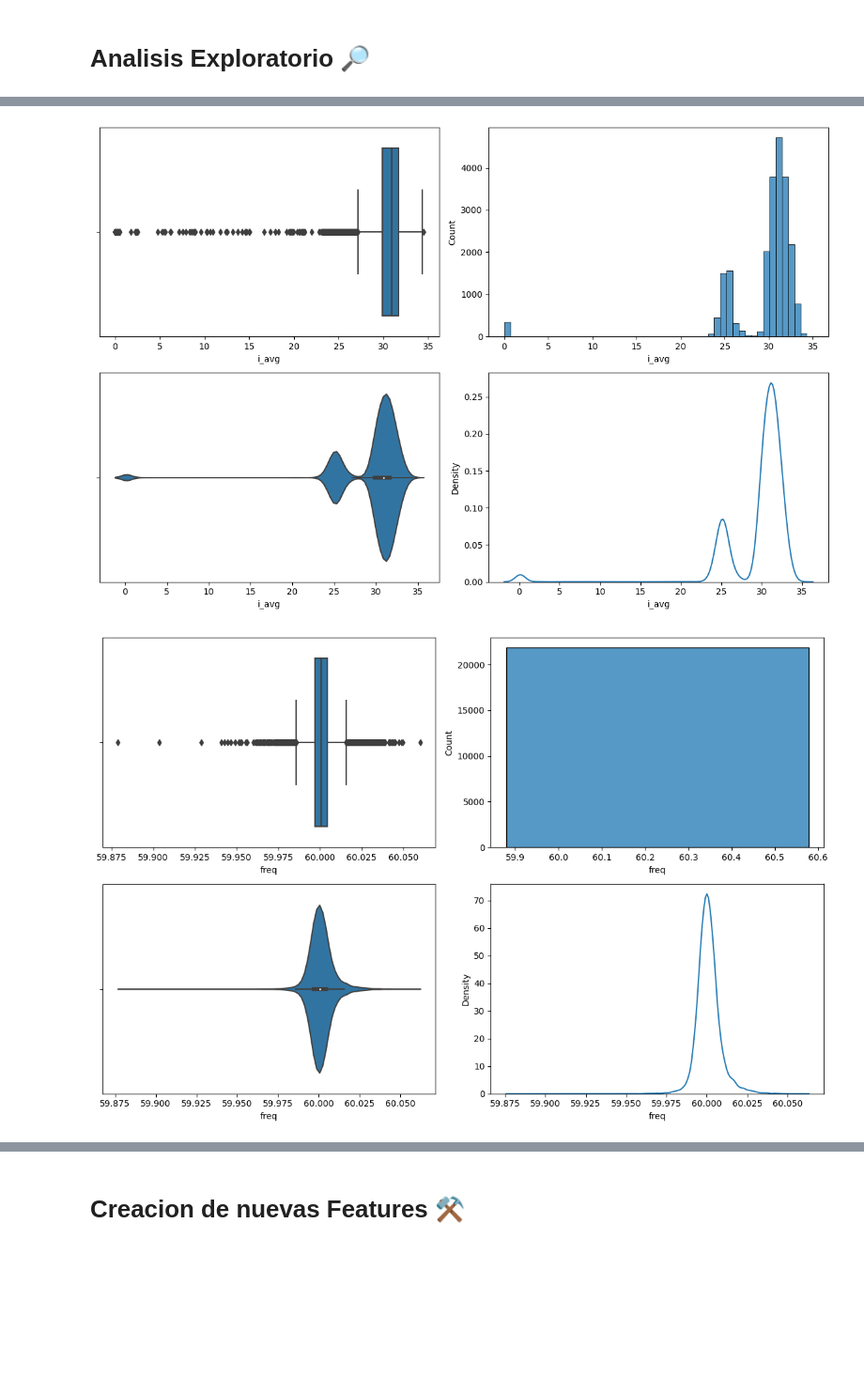
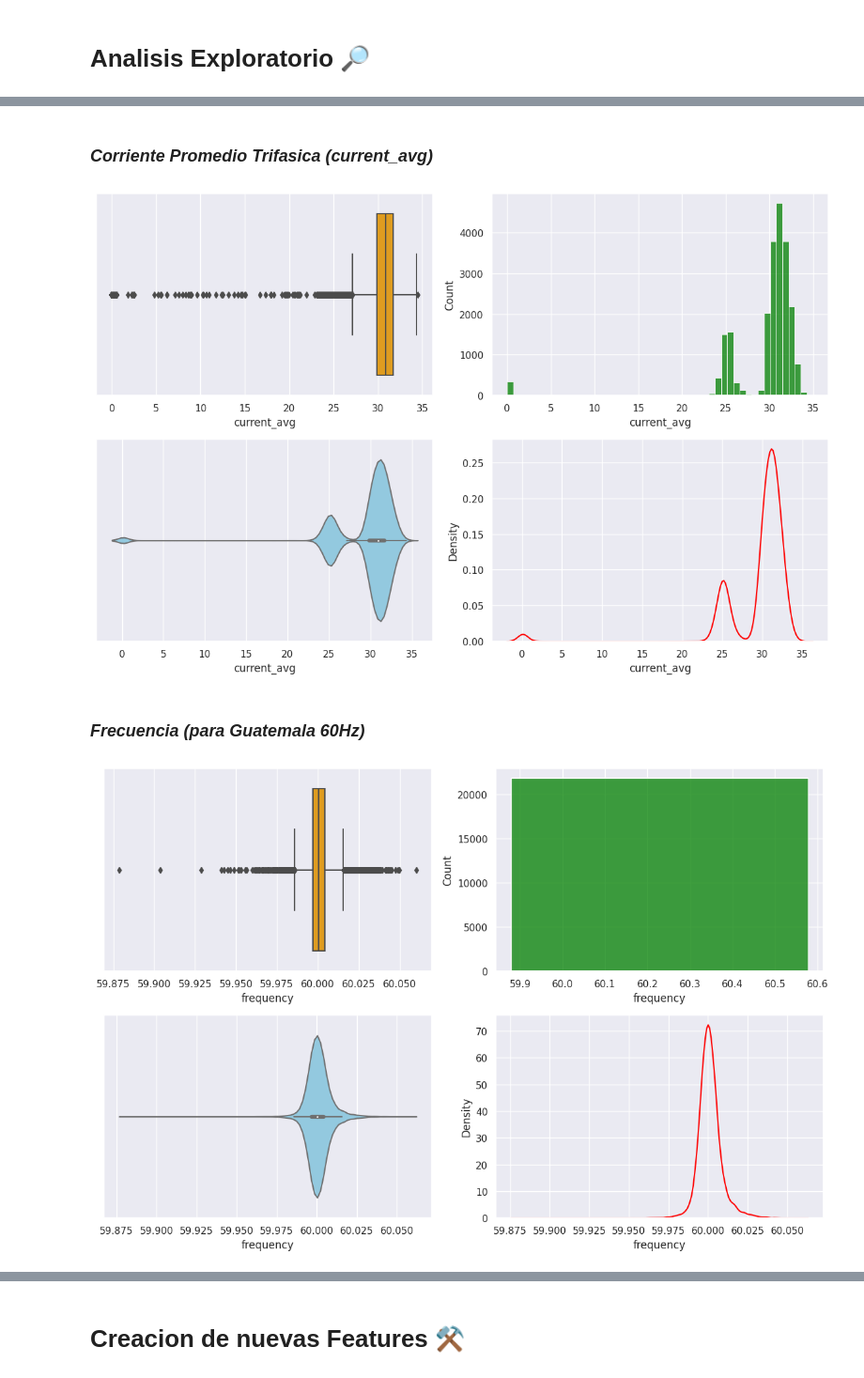
Before and after one commit to FEATURE-ENGINEERING-G3/PROYECTO, a Jupyter notebook: PROYECTO_FASE3.ipynb, the cells around one changed output, grey strips where cells are left out. Shown at 94% size. Drawn from its saved outputs; the diff is of its cells as text; code cells hidden in the pictures; blank space fills up the shorter version.

```diff
--- a/PROYECTO_FASE3.ipynb
+++ b/PROYECTO_FASE3.ipynb
@@ -38,7 +44,7 @@ frj1n_train = pd.read_excel(r"/content/drive/Shareddrives/APPLIED_DATA_SCIENCE/F
 frj1n_eval = pd.read_excel(r"/content/drive/Shareddrives/APPLIED_DATA_SCIENCE/FEATURE_ENGINEERING/ION_FRJ_EVAL.xlsx")
 frj1n_test = pd.read_excel(r"/content/drive/Shareddrives/APPLIED_DATA_SCIENCE/FEATURE_ENGINEERING/ION_FRJ_TEST.xlsx")
 # %%
-columnsDF= ['date','vll_ab','vll_bc', 'vll_ca', 'vll_avg', 'v_unbal', 'i_a', 'i_b', 'i_c', 'i_avg','kw_tot', 'kvar_tot', 'kva_tot', 'freq','Switch']
+columnsDF= ['date','voltage_ab','voltage_bc', 'voltage_ca', 'voltage_avg', 'voltage_unbalance', 'current_a', 'current_b', 'current_c', 'current_avg','true_power', 'reactive_power', 'apparent_power', 'frequency','commute']
 frj1n_train.columns = columnsDF
 frj1n_eval.columns = columnsDF
 frj1n_test.columns = columnsDF
@@ -142,8 +127,7 @@ frj1n_train.describe()
 # %%
-# convertimos la variable FREQ en FLOAT
-frj1n_train["freq"] = pd.to_numeric(frj1n_train["freq"], errors = 'coerce')
-frj1n_eval["freq"] = pd.to_numeric(frj1n_eval["freq"], errors = 'coerce')
-frj1n_test["freq"] = pd.to_numeric(frj1n_test["freq"], errors = 'coerce')
+frj1n_train["frequency"] = pd.to_numeric(frj1n_train["frequency"], errors = 'coerce')
+frj1n_eval["frequency"] = pd.to_numeric(frj1n_eval["frequency"], errors = 'coerce')
+frj1n_test["frequency"] = pd.to_numeric(frj1n_test["frequency"], errors = 'coerce')
 # %%
 frj1n_train.info()
 # %% [output]
@@ -238,20 +286,22 @@ plt.tight_layout()
+# %% [markdown]
+### *Corriente Promedio Trifasica (current_avg)*
 # %%
-# Corriente Promedio Trifasica (i_avg)
 fig, axs = plt.subplots(2,2, figsize=(12,8)) #create grid
-sns.boxplot(data=frj1n_train, x='i_avg', orient='h', ax=axs[0,0])
-sns.histplot(data=frj1n_train,x='i_avg', binwidth=0.7, ax=axs[0,1])
-sns.violinplot(data=frj1n_train,x='i_avg', ax=axs[1,0])
-sns.kdeplot(data=frj1n_train, x='i_avg', ax=axs[1,1])
+sns.boxplot(data=frj1n_train, x='current_avg', orient='h', color="orange", ax=axs[0,0])
+sns.histplot(data=frj1n_train,x='current_avg', color="green", binwidth=0.7, ax=axs[0,1])
+sns.violinplot(data=frj1n_train,x='current_avg', color="skyblue", ax=axs[1,0])
+sns.kdeplot(data=frj1n_train, x='current_avg', color="red", ax=axs[1,1])
 plt.tight_layout()
 # %% [output]
-[figure, old version]
+[figure, new version]
+# %% [markdown]
+### *Frecuencia (para Guatemala 60Hz)*
 # %%
-# Frecuencia (para Guatemala 60Hz)
 fig, axs = plt.subplots(2,2, figsize=(12,8)) #create grid
-sns.boxplot(data=frj1n_train, x='freq', orient='h', ax=axs[0,0])
-sns.histplot(data=frj1n_train,x='freq', binwidth=0.7, ax=axs[0,1])
-sns.violinplot(data=frj1n_train,x='freq', ax=axs[1,0])
-sns.kdeplot(data=frj1n_train, x='freq', ax=axs[1,1])
+sns.boxplot(data=frj1n_train, x='frequency', orient='h', color="orange", ax=axs[0,0])
+sns.histplot(data=frj1n_train,x='frequency', color="green", binwidth=0.7, ax=axs[0,1])
+sns.violinplot(data=frj1n_train,x='frequency', color="skyblue", ax=axs[1,0])
+sns.kdeplot(data=frj1n_train, x='frequency', color="red", ax=axs[1,1])
 plt.tight_layout()
 # %% [output]
-[figure, old version]
+[figure, new version]
```
Also changed, not shown: parts of 182 cells of this notebook.
